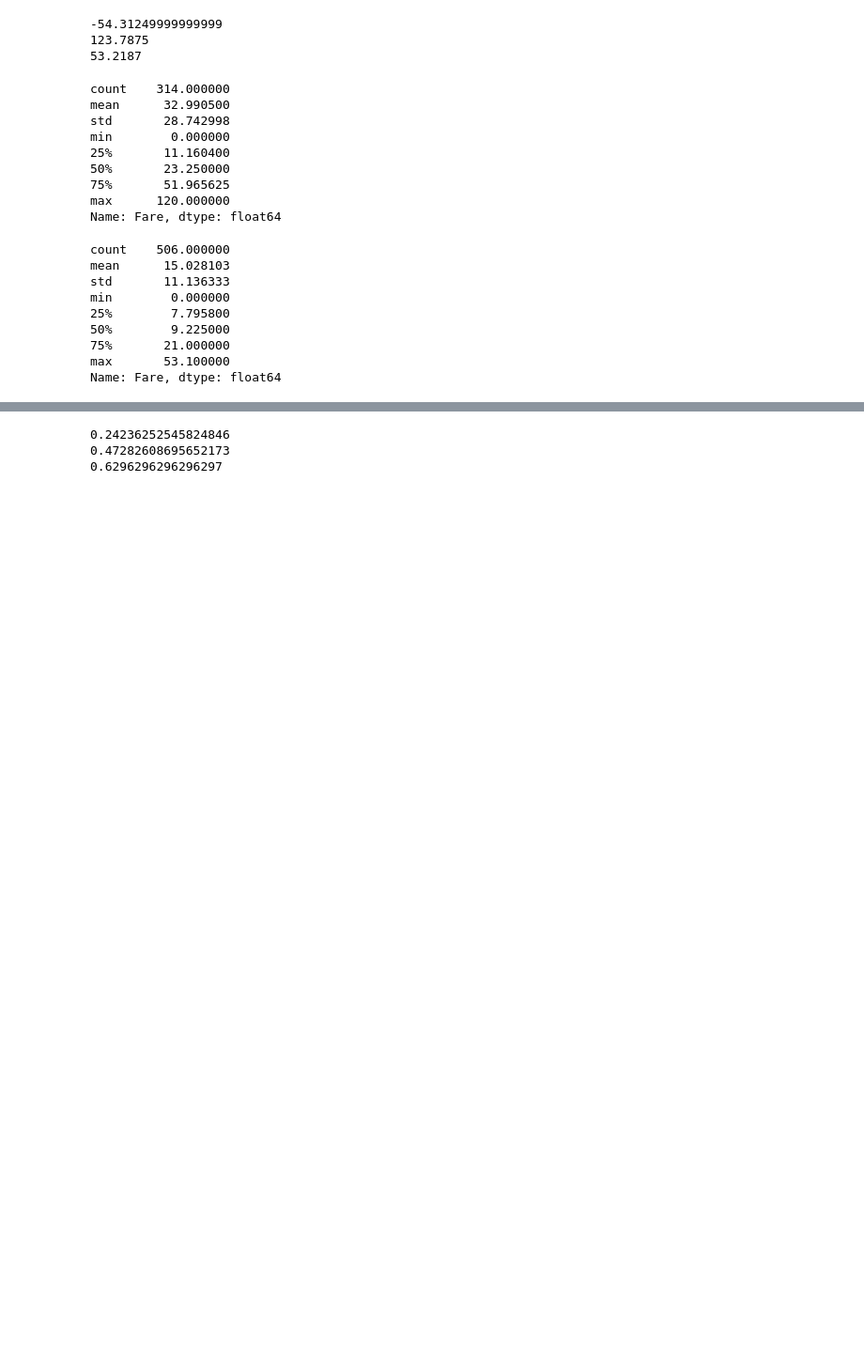
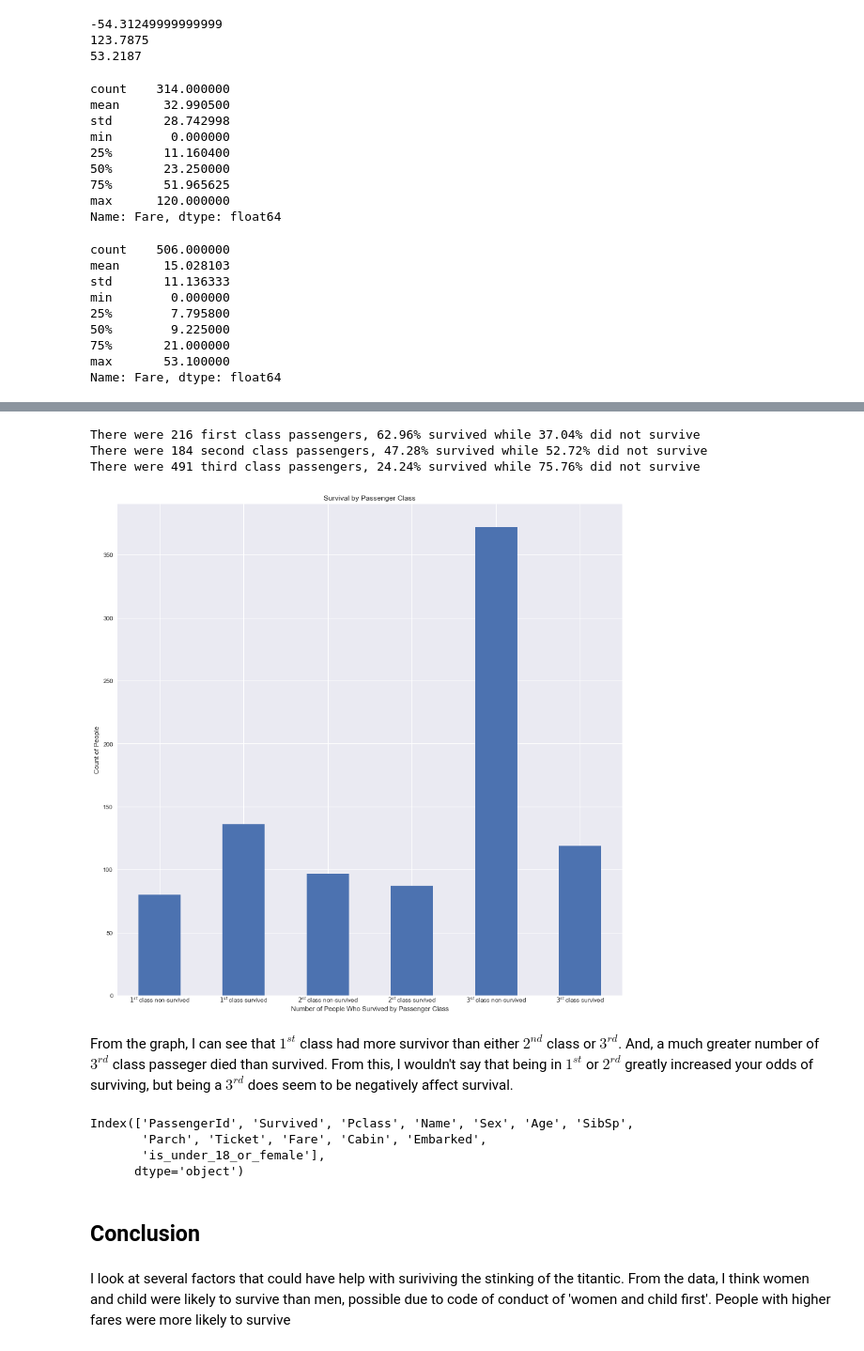
Before and after one commit to dataxerik/Udacity_Data_Analyst, a Jupyter notebook: Intro To Data Analytic/Intro To Data Analysis Project - Titanic Dataset.ipynb, the cells around one changed output, grey strips where cells are left out. Shown: that part at 94% size. Drawn from its saved outputs; the diff is of its cells as text; code cells hidden in the pictures; blank space fills up the shorter version.

```diff
--- a/Intro To Data Analytic/Intro To Data Analysis Project - Titanic Dataset.ipynb
+++ b/Intro To Data Analytic/Intro To Data Analysis Project - Titanic Dataset.ipynb
@@ -323,9 +316 @@ Pclass
 Name: Pclass, dtype: int64
-# %%
-print(119/(372+119))
-print(87/(87+97))
-print(136/(136+80))
-# %% [output]
-0.24236252545824846
-0.47282608695652173
-0.6296296296296297
@@ -331,0 +330,48 @@ print(136/(136+80))
+# %%
+print("There were {0} first class passengers, {1}% survived while {2}% did not survive".format(
+                                                      first_class_total,
+                                                      round(100 * first_class_survived / first_class_total, 2),
+                                                      round(100 * first_class_non_survived / first_class_total, 2)))
+
+print("There were {0} second class passengers, {1}% survived while {2}% did not survive".format(
+                                                      second_class_total,
+                                                      round(100 * second_class_survived / second_class_total, 2),
+                                                      round(100 * second_class_non_survived / second_class_total, 2)))
+
+print("There were {0} third class passengers, {1}% survived while {2}% did not survive".format(
+                                                      third_class_total,
+                                                      round(100 * third_class_survived / third_class_total, 2),
+                                                      round(100 * third_class_non_survived / third_class_total, 2)))
+# %% [output]
+There were 216 first class passengers, 62.96% survived while 37.04% did not survive
+There were 184 second class passengers, 47.28% survived while 52.72% did not survive
+There were 491 third class passengers, 24.24% survived while 75.76% did not survive
+# %%
+ax = modified_raw_df.groupby(['Pclass', 'Survived'])['Pclass'].count().plot(kind='bar',rot = 0, figsize=(15,15),
+                                                                           title='Survival by Passenger Class')
+ax.tick_params(axis='x', pad=0)
+ax.set_xlabel("Number of People Who Survived by Passenger Class")
+ax.set_ylabel("Count of People")
+ax.set_xticklabels([r'$1^{st}$ class non-survived',
+                    r'$1^{st}$ class survived',
+                    r'$2^{st}$ class non-survived',
+                    r'$2^{st}$ class survived',
+                    r'$3^{st}$ class non-survived',
+                    r'$3^{st}$ class survived'])
+
+plt.show()
+# %% [output]
+[figure, added]
+# %% [markdown]
+From the graph, I can see that $1^{st}$ class had more survivor than either $2^{nd}$ class or $3^{rd}$. And, a much greater number of $3^{rd}$ class passeger died than survived. From this, I wouldn't say that being in $1^{st}$ or $2^{rd}$ greatly increased your odds of surviving, but being a $3^{rd}$ does seem to be negatively affect survival.
+# %%
+modified_raw_df.columns
+# %% [output]
+Index(['PassengerId', 'Survived', 'Pclass', 'Name', 'Sex', 'Age', 'SibSp',
+       'Parch', 'Ticket', 'Fare', 'Cabin', 'Embarked',
+       'is_under_18_or_female'],
+      dtype='object')
+# %% [markdown]
+## Conclusion
+# %% [markdown]
+I look at several factors that could have help with suriviving the stinking of the titantic. From the data, I think women and child were likely to survive than men, possible due to code of conduct of 'women and child first'. People with higher fares were more likely to survive
```
Also changed, not shown: parts of 22 cells of this notebook.
